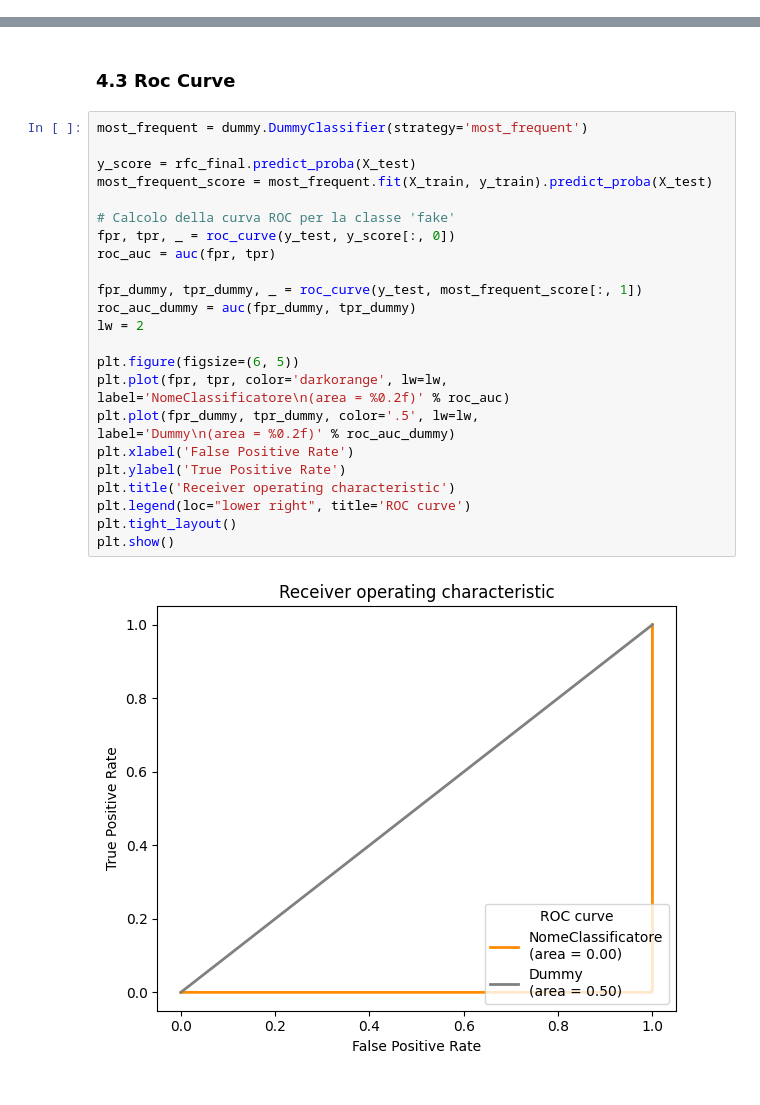
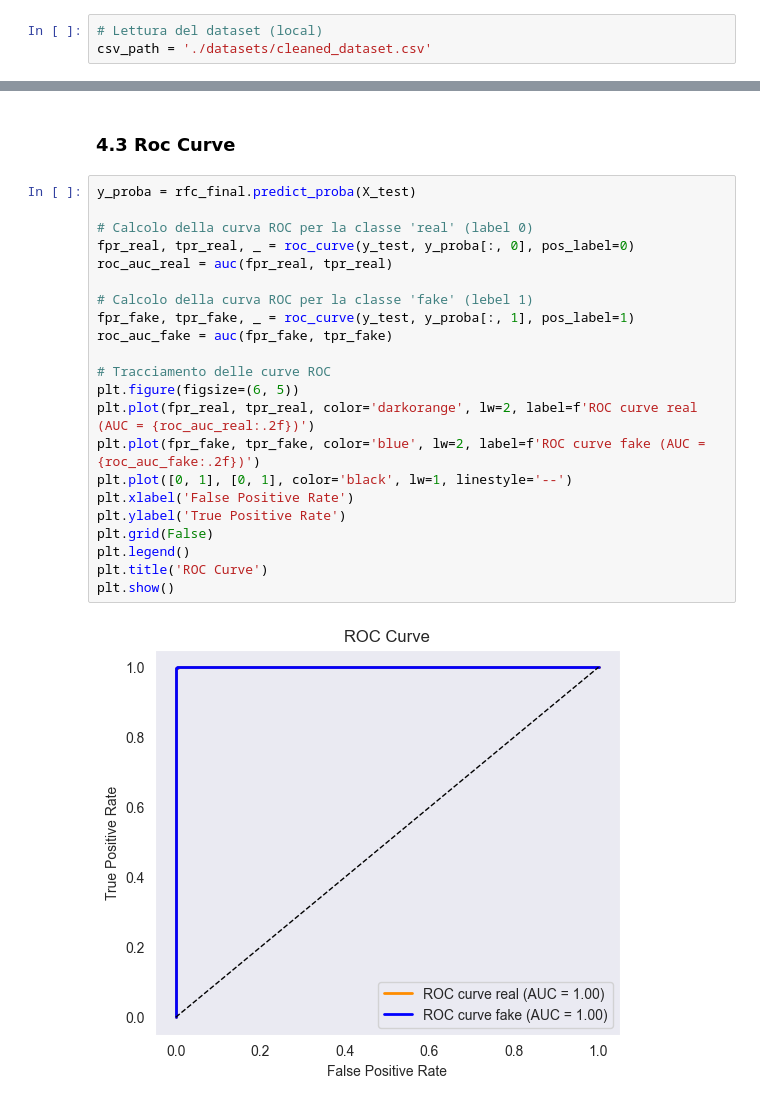
Before and after one commit to raffaele-aurucci/Fake-TikTok-Account-Detection, a Jupyter notebook: classifiers/template_training_model.ipynb, the cells around one changed output, grey strips where cells are left out. Drawn from its saved outputs; the diff is of its cells as text.

```diff
--- a/classifiers/template_training_model.ipynb
+++ b/classifiers/template_training_model.ipynb
@@ -27,0 +24,3 @@ df = pd.read_csv(csv_path)
+# %%
+# Lettura del dataset (local)
+csv_path = './datasets/cleaned_dataset.csv'
@@ -175,29 +175,26 @@ plt.savefig('confusion_matrix_NameOfClassifier.pdf', format='pdf')
 # %% [markdown]
 ### 4.3 Roc Curve
 # %%
-most_frequent = dummy.DummyClassifier(strategy='most_frequent')
+y_proba = rfc_final.predict_proba(X_test)
 
-y_score = rfc_final.predict_proba(X_test)
-most_frequent_score = most_frequent.fit(X_train, y_train).predict_proba(X_test)
+# Calcolo della curva ROC per la classe 'real' (label 0)
+fpr_real, tpr_real, _ = roc_curve(y_test, y_proba[:, 0], pos_label=0)
+roc_auc_real = auc(fpr_real, tpr_real)
 
-# Calcolo della curva ROC per la classe 'fake'
-fpr, tpr, _ = roc_curve(y_test, y_score[:, 0])
-roc_auc = auc(fpr, tpr)
+# Calcolo della curva ROC per la classe 'fake' (lebel 1)
+fpr_fake, tpr_fake, _ = roc_curve(y_test, y_proba[:, 1], pos_label=1)
+roc_auc_fake = auc(fpr_fake, tpr_fake)
 
-fpr_dummy, tpr_dummy, _ = roc_curve(y_test, most_frequent_score[:, 1])
-roc_auc_dummy = auc(fpr_dummy, tpr_dummy)
-lw = 2
-
+# Tracciamento delle curve ROC
 plt.figure(figsize=(6, 5))
-plt.plot(fpr, tpr, color='darkorange', lw=lw,
-label='NomeClassificatore\n(area = %0.2f)' % roc_auc)
-plt.plot(fpr_dummy, tpr_dummy, color='.5', lw=lw,
-label='Dummy\n(area = %0.2f)' % roc_auc_dummy)
+plt.plot(fpr_real, tpr_real, color='darkorange', lw=2, label=f'ROC curve real (AUC = {roc_auc_real:.2f})')
+plt.plot(fpr_fake, tpr_fake, color='blue', lw=2, label=f'ROC curve fake (AUC = {roc_auc_fake:.2f})')
+plt.plot([0, 1], [0, 1], color='black', lw=1, linestyle='--')
 plt.xlabel('False Positive Rate')
 plt.ylabel('True Positive Rate')
-plt.title('Receiver operating characteristic')
-plt.legend(loc="lower right", title='ROC curve')
-plt.tight_layout()
+plt.grid(False)
+plt.legend()
+plt.title('ROC Curve')
 plt.show()
 # %% [output]
-[figure, old version]
+[figure, new version]
```
Also changed, not shown: parts of 12 cells of this notebook.
